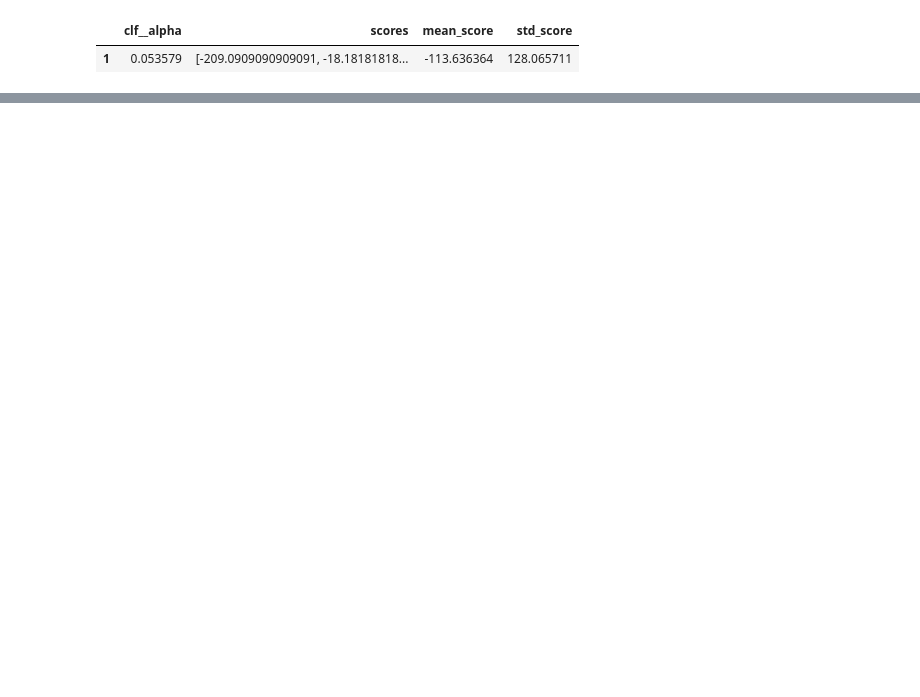
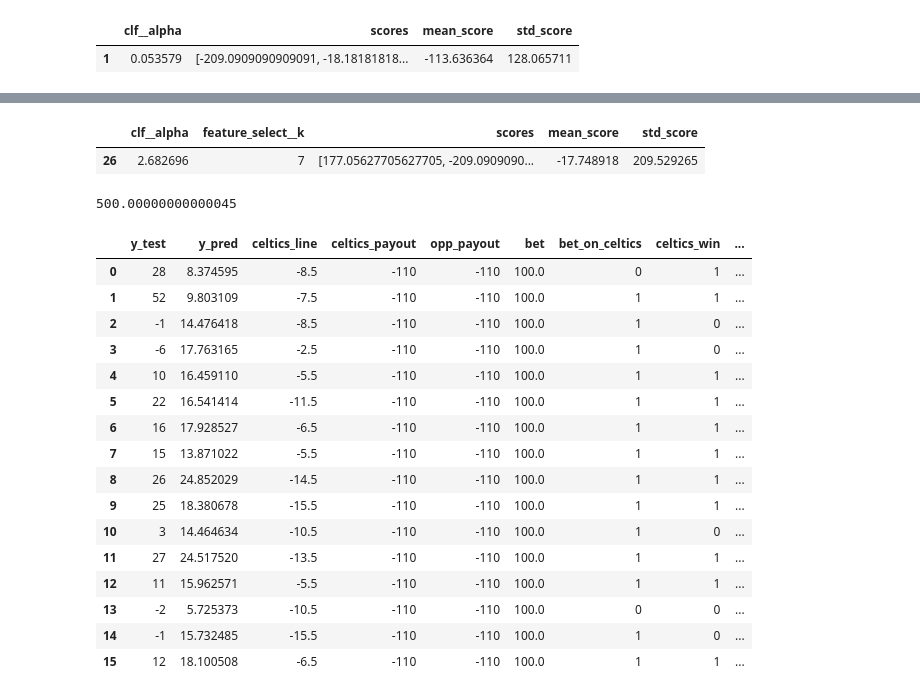
Before and after one commit to michaelparker7/FIN-377-Final-Project, a Jupyter notebook: Scrap.ipynb, the cells around one changed output, grey strips where cells are left out. Saved outputs shown, nothing was run; the diff lists cells and outputs as text; code cells hidden in the pictures; blank space fills up the shorter version.

```diff
--- a/Scrap.ipynb
+++ b/Scrap.ipynb
@@ -449,0 +639,12 @@ results.iloc[best_index].to_frame().T
+# %%
+best_pipe.fit(X_train,y_train)
+
+coef_df = pd.DataFrame({'colname' : preproc_df.columns,
+                        'coef' : best_pipe['clf'].coef_ })\
+            .query('abs(coef) > 0.0001')\
+            .sort_values('coef').reset_index().drop('index',axis=1)
+
+print(f'''
+Lasso kept {sum(best_pipe['clf'].coef_ != 0)} important features
+and dropped the other {sum(best_pipe['clf'].coef_ == 0)} features
+''')
@@ -449,0 +654,3 @@ results.iloc[best_index].to_frame().T
+# %%
+y_pred = best_pipe.fit(X_train,y_train).predict(X_test)
+custom_profit_score(y_test,y_pred,X_test['Celtics_Spread_Diff'],X_test['Celtics_Spread_Payout'],X_test['Opp_Spread_Payout'],bet_amount)
@@ -449,0 +761,44 @@ results.iloc[best_index].to_frame().T
+# %%
+best_index = results['mean_score'].idxmax()
+results.iloc[best_index].to_frame().T
+# %% [output]
+|  | clf__alpha | feature_select__k | scores | mean_score | std_score |
+| 26 | 2.682696 | 7 | [177.05627705627705, -209.0909090... | -17.748918 | 209.529265 |
+# %%
+best_pipe = Pipeline(
+    [
+        ('preproc',preproc_pipe),
+        ('feature_select',SelectKBest(k=8)),
+        ('clf',Ridge(alpha=2.682696))
+    ])
+# best_pipe
+# %%
+y_pred = best_pipe.fit(X_train,y_train).predict(X_test)
+custom_profit_score(y_test,y_pred,X_test['Celtics_Spread_Diff'],X_test['Celtics_Spread_Payout'],X_test['Opp_Spread_Payout'],bet_amount)
+# %% [output]
+500.00000000000045
+# %%
+make_payout_df(y=y_test,
+               y_pred=y_pred,
+               celtics_line=X_test['Celtics_Spread_Diff'],
+               celtics_payout=X_test['Celtics_Spread_Payout'],
+               opp_payout=X_test['Opp_Spread_Payout'],
+               bet=bet_amount)
+# %% [output]
+|  | y_test | y_pred | celtics_line | celtics_payout | opp_payout | bet | bet_on_celtics | celtics_win | ... |
+| 0 | 28 | 8.374595 | -8.5 | -110 | -110 | 100.0 | 0 | 1 | ... |
+| 1 | 52 | 9.803109 | -7.5 | -110 | -110 | 100.0 | 1 | 1 | ... |
+| 2 | -1 | 14.476418 | -8.5 | -110 | -110 | 100.0 | 1 | 0 | ... |
+| 3 | -6 | 17.763165 | -2.5 | -110 | -110 | 100.0 | 1 | 0 | ... |
+| 4 | 10 | 16.459110 | -5.5 | -110 | -110 | 100.0 | 1 | 1 | ... |
+| 5 | 22 | 16.541414 | -11.5 | -110 | -110 | 100.0 | 1 | 1 | ... |
+| 6 | 16 | 17.928527 | -6.5 | -110 | -110 | 100.0 | 1 | 1 | ... |
+| 7 | 15 | 13.871022 | -5.5 | -110 | -110 | 100.0 | 1 | 1 | ... |
+| 8 | 26 | 24.852029 | -14.5 | -110 | -110 | 100.0 | 1 | 1 | ... |
+| 9 | 25 | 18.380678 | -15.5 | -110 | -110 | 100.0 | 1 | 1 | ... |
+| 10 | 3 | 14.464634 | -10.5 | -110 | -110 | 100.0 | 1 | 0 | ... |
+| 11 | 27 | 24.517520 | -13.5 | -110 | -110 | 100.0 | 1 | 1 | ... |
+| 12 | 11 | 15.962571 | -5.5 | -110 | -110 | 100.0 | 1 | 1 | ... |
+| 13 | -2 | 5.725373 | -10.5 | -110 | -110 | 100.0 | 0 | 0 | ... |
+| 14 | -1 | 15.732485 | -15.5 | -110 | -110 | 100.0 | 1 | 0 | ... |
+| 15 | 12 | 18.100508 | -6.5 | -110 | -110 | 100.0 | 1 | 1 | ... |
```
Also changed, not shown: parts of 26 cells of this notebook.
